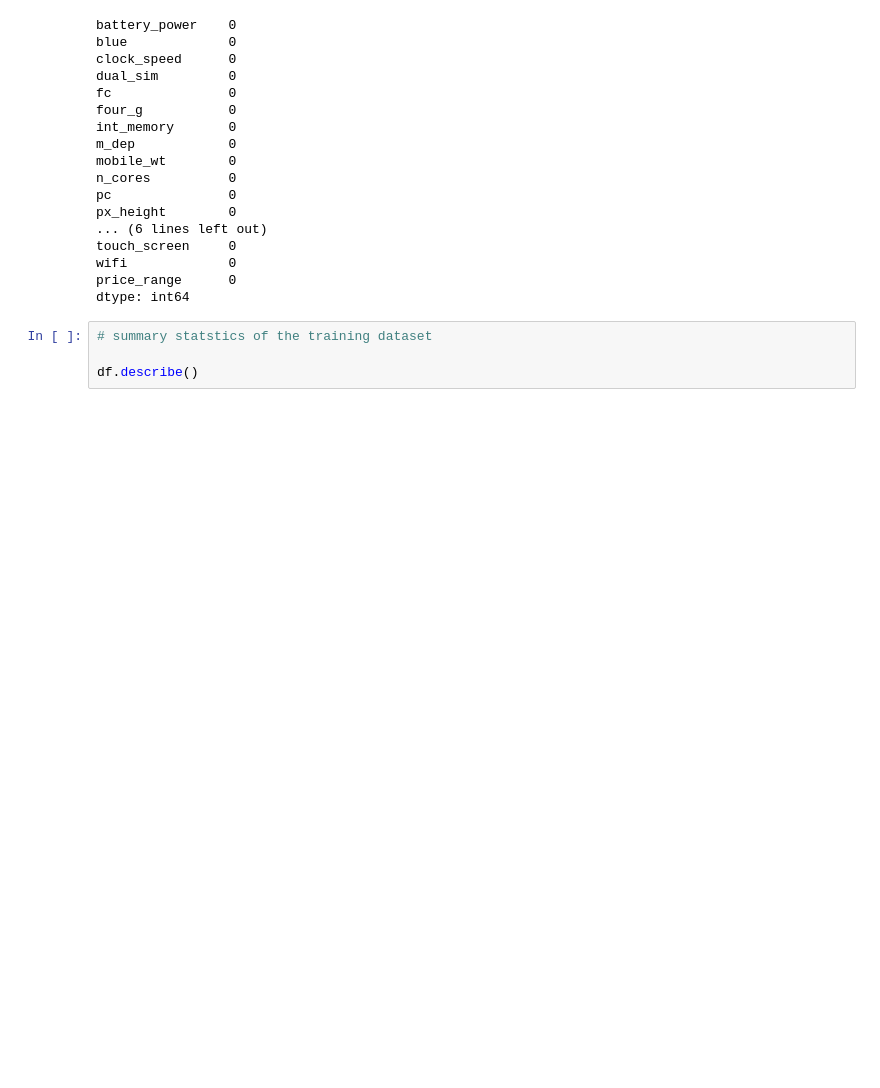
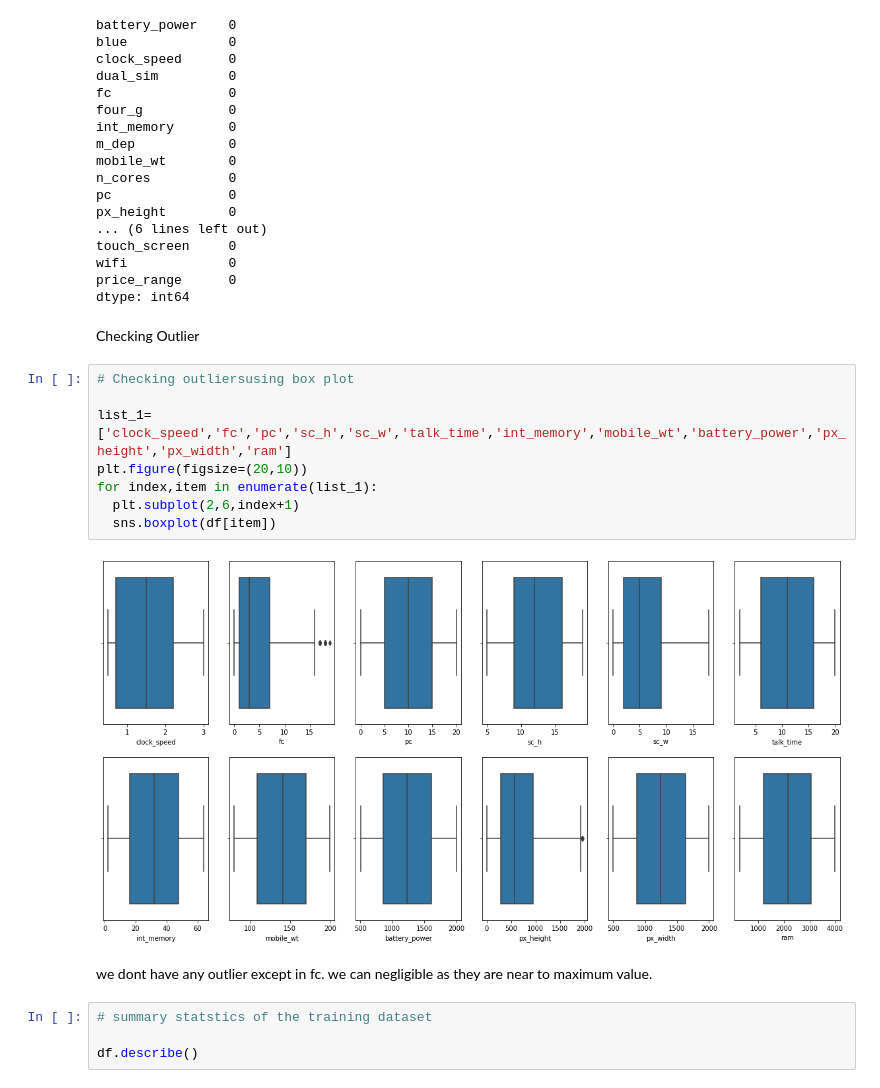
Before and after one commit to pratikjori20/Mobile-Price-Range-Prediction-ML-Class, a Jupyter notebook: Individual_capstone_3.ipynb, the cells around one changed output. Saved outputs shown, nothing was run; the diff lists cells and outputs as text; blank space fills up the shorter version.

```diff
--- a/Individual_capstone_3.ipynb
+++ b/Individual_capstone_3.ipynb
@@ -120,6 +122,20 @@ touch_screen     0
 wifi             0
 price_range      0
 dtype: int64
+# %% [markdown]
+Checking Outlier
+# %%
+# Checking outliersusing box plot
+
+list_1=['clock_speed','fc','pc','sc_h','sc_w','talk_time','int_memory','mobile_wt','battery_power','px_height','px_width','ram']
+plt.figure(figsize=(20,10))
+for index,item in enumerate(list_1):
+  plt.subplot(2,6,index+1)
+  sns.boxplot(df[item])
+# %% [output]
+[figure, added]
+# %% [markdown]
+we dont have any outlier except in fc. we can negligible as they are near to maximum value.
 # %%
 # summary statstics of the training dataset
 
```
Also changed, not shown: parts of 11 cells of this notebook.
